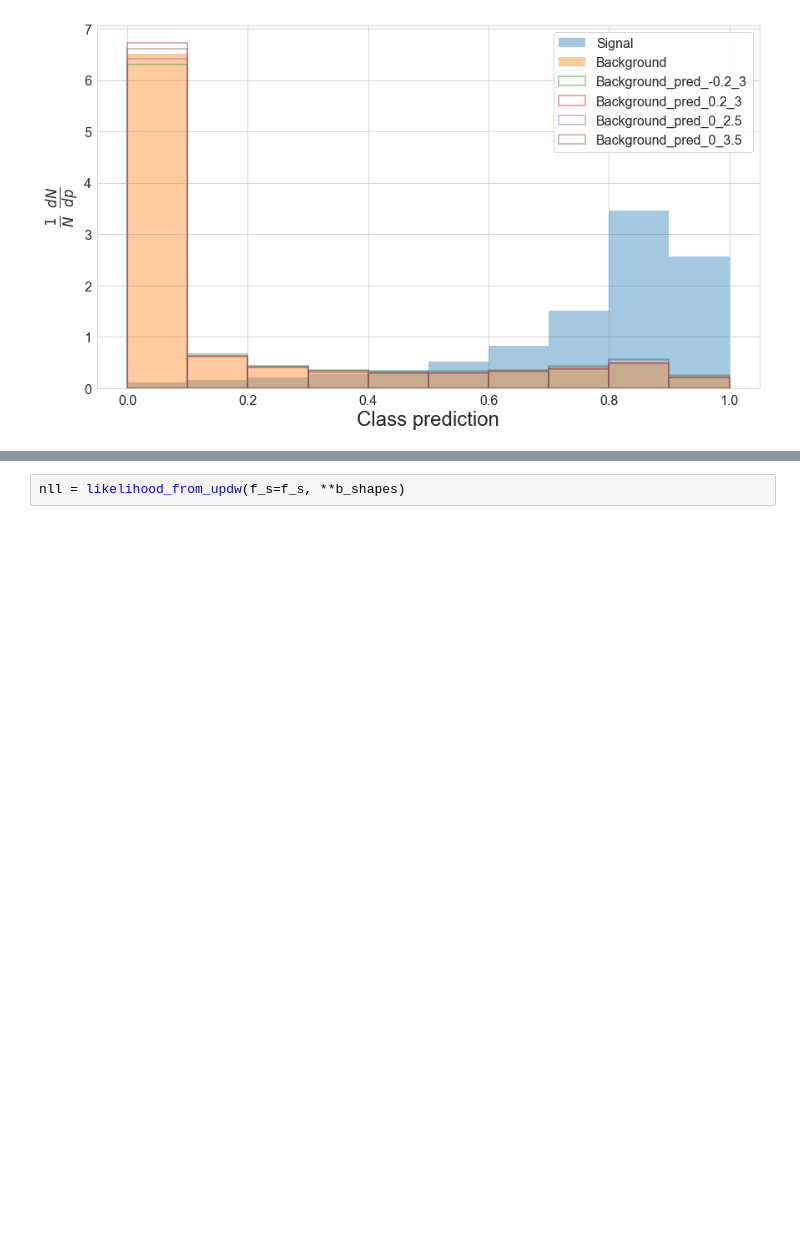
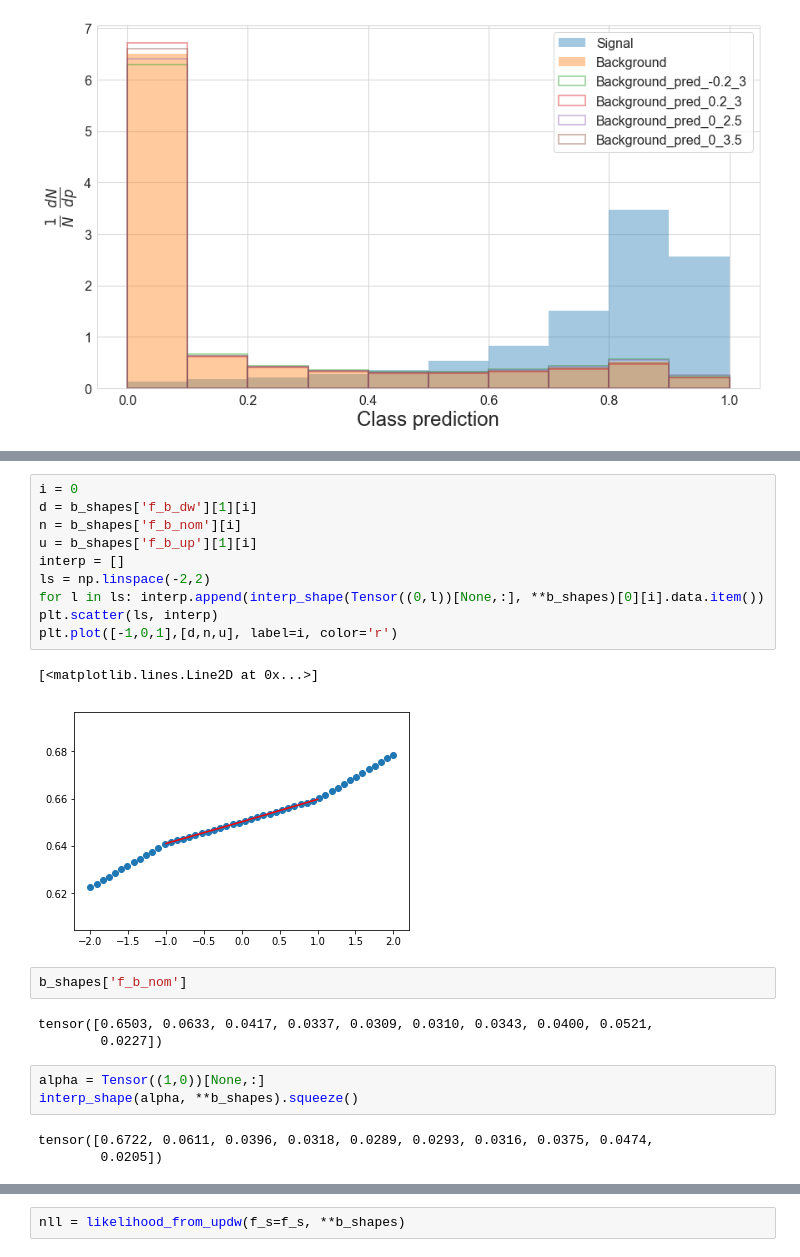
Before and after one commit to GilesStrong/pytorch_inferno, a Jupyter notebook: nbs/BCE_test_interrpolate.ipynb, the cells around one changed output, grey strips where cells are left out. Drawn from its saved outputs; the diff is of its cells as text; blank space fills up the shorter version.

```diff
--- a/nbs/BCE_test_interrpolate.ipynb
+++ b/nbs/BCE_test_interrpolate.ipynb
@@ -176,0 +222,24 @@ plot_preds(df, pred_names=['pred', 'pred_-0.2_3', 'pred_0.2_3', 'pred_0_2.5', 'p
+# %%
+i = 0
+d = b_shapes['f_b_dw'][1][i]
+n = b_shapes['f_b_nom'][i]
+u = b_shapes['f_b_up'][1][i]
+interp = []
+ls = np.linspace(-2,2)
+for l in ls: interp.append(interp_shape(Tensor((0,l))[None,:], **b_shapes)[0][i].data.item())
+plt.scatter(ls, interp)
+plt.plot([-1,0,1],[d,n,u], label=i, color='r')
+# %% [output]
+[<matplotlib.lines.Line2D at 0x...>]
+[figure, added]
+# %%
+b_shapes['f_b_nom']
+# %% [output]
+tensor([0.6503, 0.0633, 0.0417, 0.0337, 0.0309, 0.0310, 0.0343, 0.0400, 0.0521,
+        0.0227])
+# %%
+alpha = Tensor((1,0))[None,:]
+interp_shape(alpha, **b_shapes).squeeze()
+# %% [output]
+tensor([0.6722, 0.0611, 0.0396, 0.0318, 0.0289, 0.0293, 0.0316, 0.0375, 0.0474,
+        0.0205])
```
Also changed, not shown: parts of 21 cells of this notebook, 9 other files.
